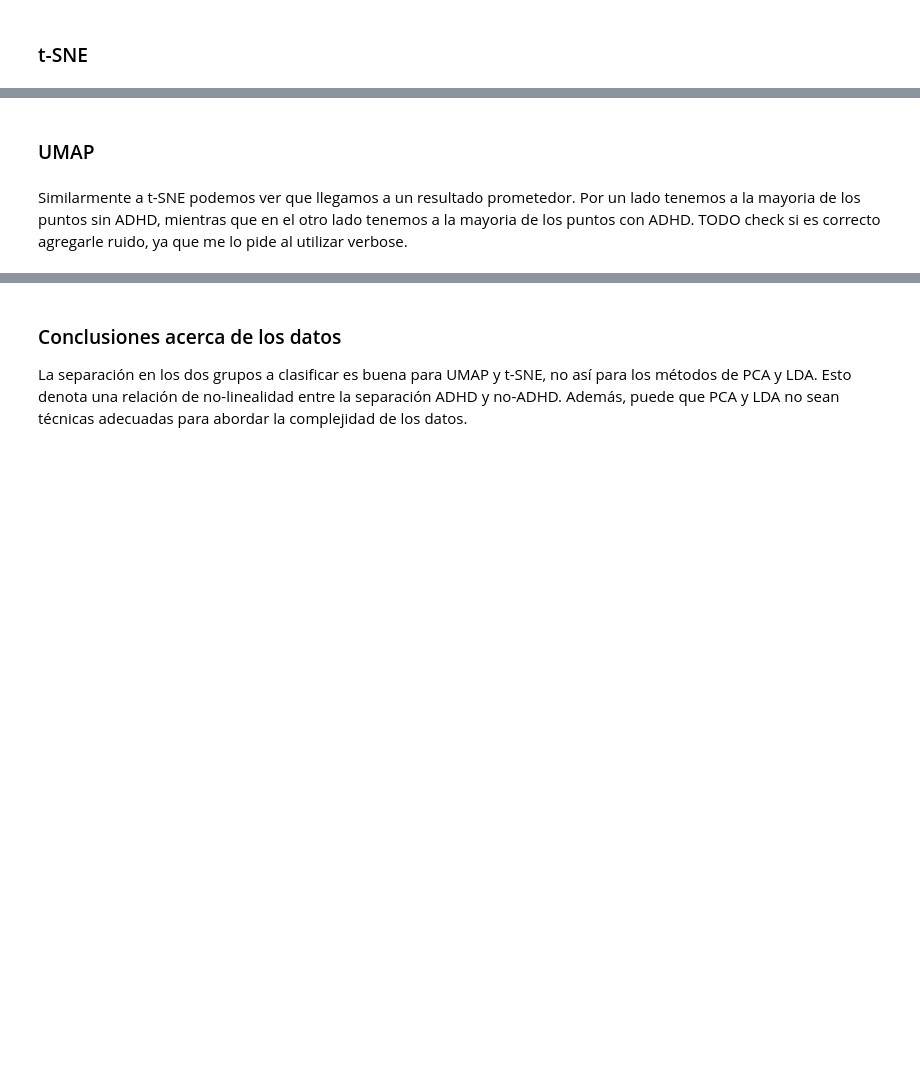
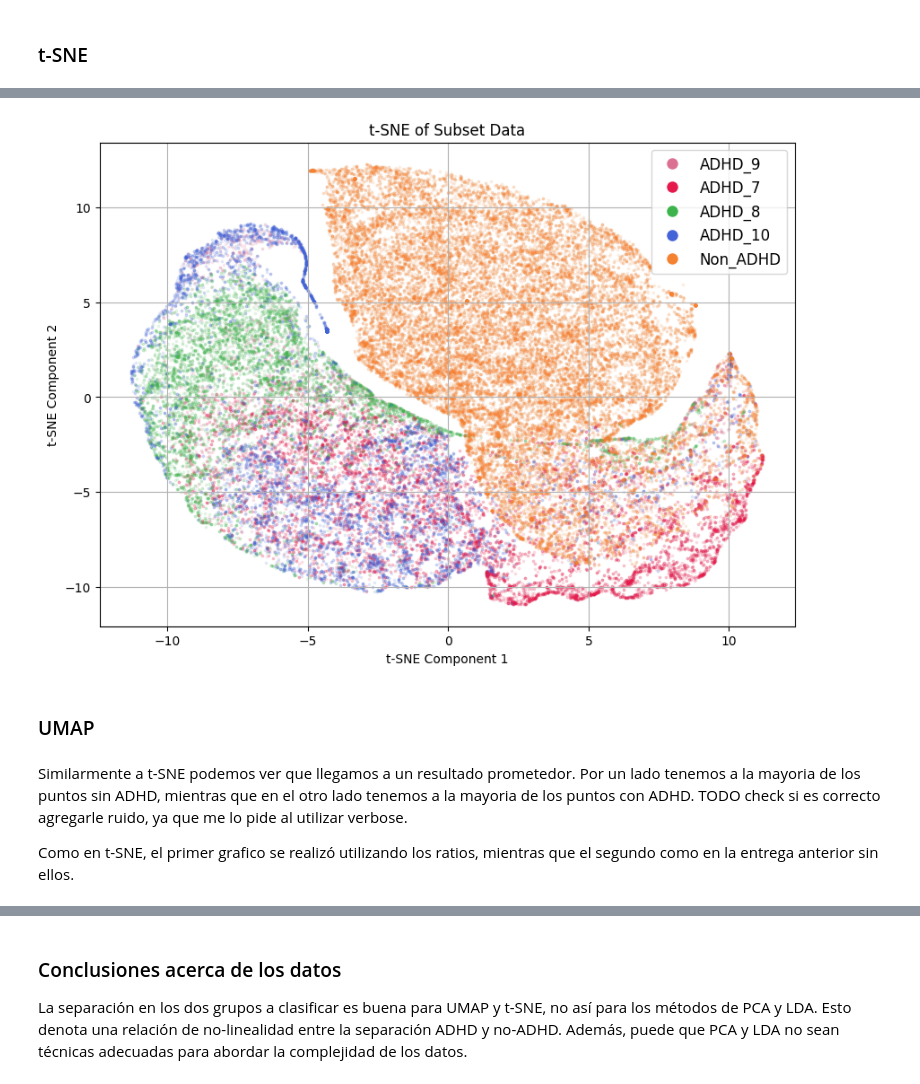
Before and after one commit to franitaa/ADHD-EEG-Game, a Jupyter notebook: ADHD_EEG_Game.ipynb, the cells around one changed output, grey strips where cells are left out. Saved outputs shown, nothing was run; the diff lists cells and outputs as text; code cells hidden in the pictures; blank space fills up the shorter version.

```diff
--- a/ADHD_EEG_Game.ipynb
+++ b/ADHD_EEG_Game.ipynb
@@ -593,9 +592,9 @@ KeyboardInterrupt:
 # %%
 tsne_model = TSNE(
     n_components=2,
-    perplexity=250,
+    perplexity=50,
     learning_rate=200,
-    n_iter=550
+    n_iter=350
 )
 
 
@@ -607,37 +606,41 @@ final_df_tsne = pd.concat([tsne_df, y_subset.reset_index(drop=True)], axis=1)
 
 color_palette = {
     'ADHD_7': '#e6194b',  # Red
     'ADHD_8': '#3cb44b',  # Green
     'ADHD_9': '#db7093',  # Pink
     'ADHD_10': '#4363d8',  # Blue
     'Non_ADHD': '#f58231'  # Orange
 }
 
 plt.figure(figsize=(10, 7))
 for label in final_df_tsne['Label'].unique():
     subset = final_df_tsne[final_df_tsne['Label'] == label]
     plt.scatter(
         subset['tsne_component_1'],
         subset['tsne_component_2'],
         label=label,
         c=color_palette[label],
         s=3,
         alpha=0.1
     )
 plt.title('t-SNE of Subset Data')
 plt.xlabel('t-SNE Component 1')
 plt.ylabel('t-SNE Component 2')
 handles, labels = plt.gca().get_legend_handles_labels()
 for i, handle in enumerate(handles):
     handles[i] = plt.Line2D([0], [0], marker='o', color='w', label=labels[i],
                             markerfacecolor=handle.get_facecolor()[0], markersize=10, alpha=1.0)
 plt.legend(handles=handles, loc='best', fontsize=12)
 plt.grid(True)
 plt.show()
+# %% [output]
+[figure, added]
 # %% [markdown]
 ### UMAP
 # %% [markdown]
 Similarmente a t-SNE podemos ver que llegamos a un resultado prometedor. Por un lado tenemos a la mayoria de los puntos sin ADHD, mientras que en el otro lado tenemos a la mayoria de los puntos con ADHD. TODO check si es correcto agregarle ruido, ya que me lo pide al utilizar verbose.
+
+Como en t-SNE, el primer grafico se realizó utilizando los ratios, mientras que el segundo como en la entrega anterior sin ellos.
 # %%
 noise = np.random.normal(0, 0.0001, size=x_subset.shape)
 x_subset = x_subset + noise
```
Also changed, not shown: parts of 9 cells of this notebook.
